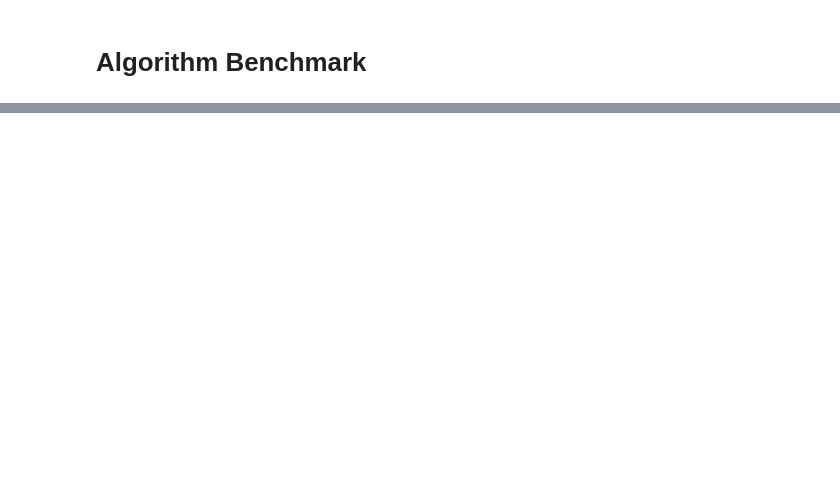
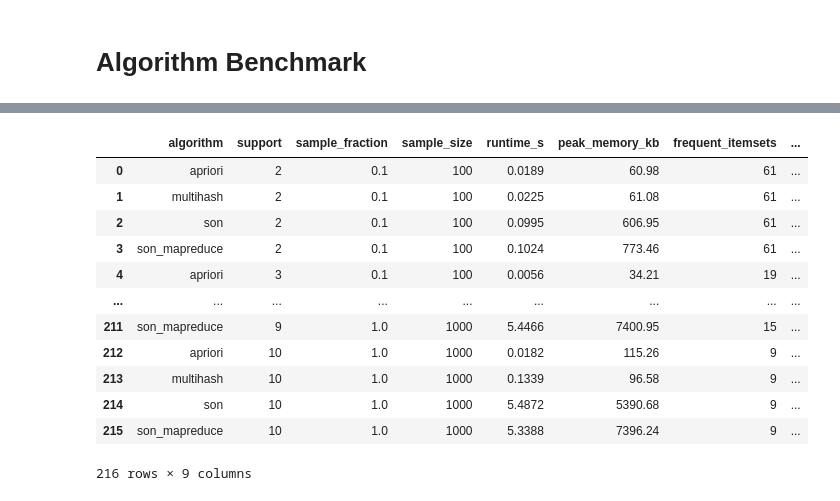
Before and after one commit to bercaakbayir/unimi-dse-amd-assignment, a Jupyter notebook: main.ipynb, the cells around one changed output, grey strips where cells are left out. Saved outputs shown, nothing was run; the diff lists cells and outputs as text; code cells hidden in the pictures; blank space fills up the shorter version.

Commit message:
implemented son with mapreduce, extended benchmark with scalability test

```diff
--- a/main.ipynb
+++ b/main.ipynb
@@ -754,3 +910,19 @@ print(df.to_string(index=False))
+# %%
+df
+# %% [output]
+|  | algorithm | support | sample_fraction | sample_size | runtime_s | peak_memory_kb | frequent_itemsets | ... |
+| 0 | apriori | 2 | 0.1 | 100 | 0.0189 | 60.98 | 61 | ... |
+| 1 | multihash | 2 | 0.1 | 100 | 0.0225 | 61.08 | 61 | ... |
+| 2 | son | 2 | 0.1 | 100 | 0.0995 | 606.95 | 61 | ... |
+| 3 | son_mapreduce | 2 | 0.1 | 100 | 0.1024 | 773.46 | 61 | ... |
+| 4 | apriori | 3 | 0.1 | 100 | 0.0056 | 34.21 | 19 | ... |
+| ... | ... | ... | ... | ... | ... | ... | ... | ... |
+| 211 | son_mapreduce | 9 | 1.0 | 1000 | 5.4466 | 7400.95 | 15 | ... |
+| 212 | apriori | 10 | 1.0 | 1000 | 0.0182 | 115.26 | 9 | ... |
+| 213 | multihash | 10 | 1.0 | 1000 | 0.1339 | 96.58 | 9 | ... |
+| 214 | son | 10 | 1.0 | 1000 | 5.4872 | 5390.68 | 9 | ... |
+| 215 | son_mapreduce | 10 | 1.0 | 1000 | 5.3388 | 7396.24 | 9 | ... |
+216 rows × 9 columns
 # %%
 plot_benchmark(df)
 # %% [output]
```
Also changed, not shown: parts of 30 cells of this notebook, 4 other files.
